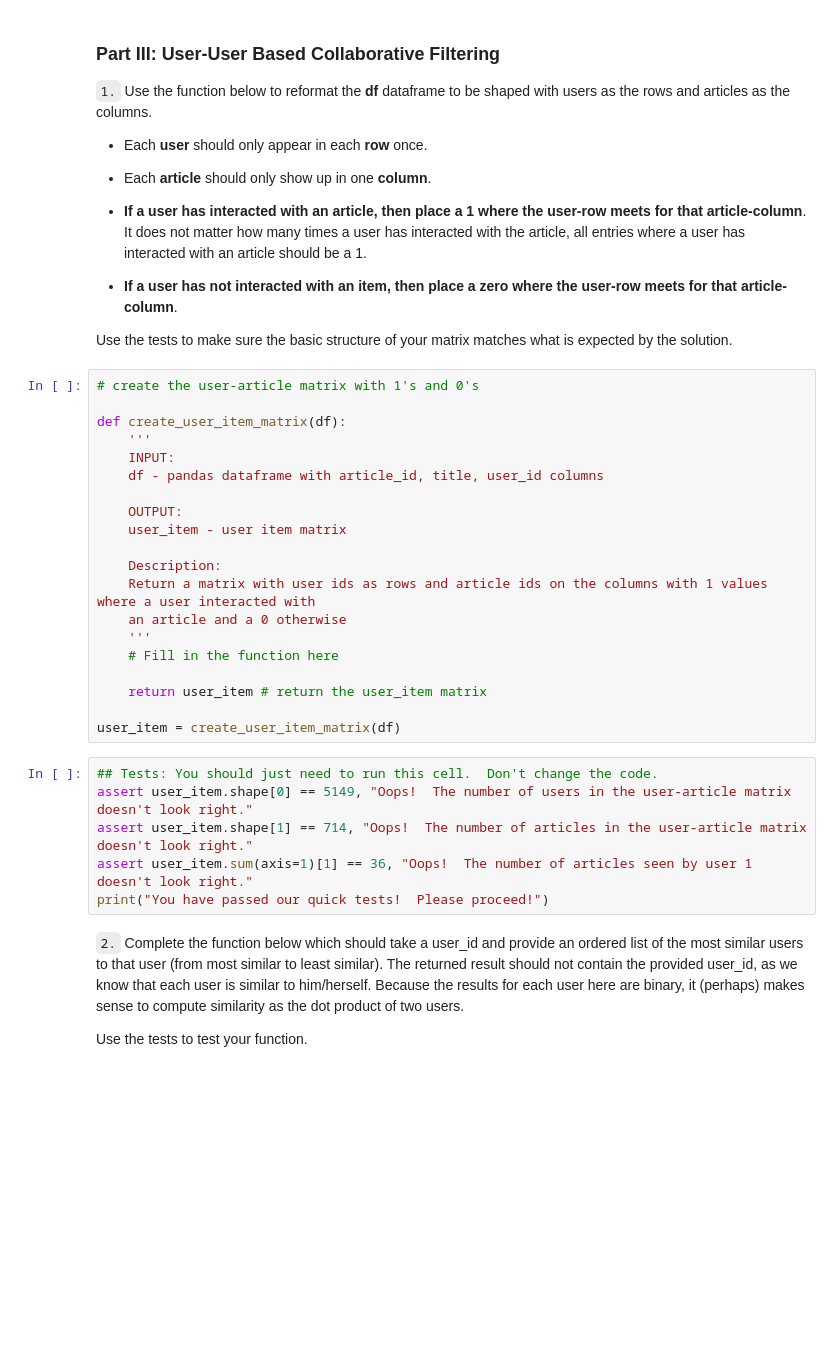
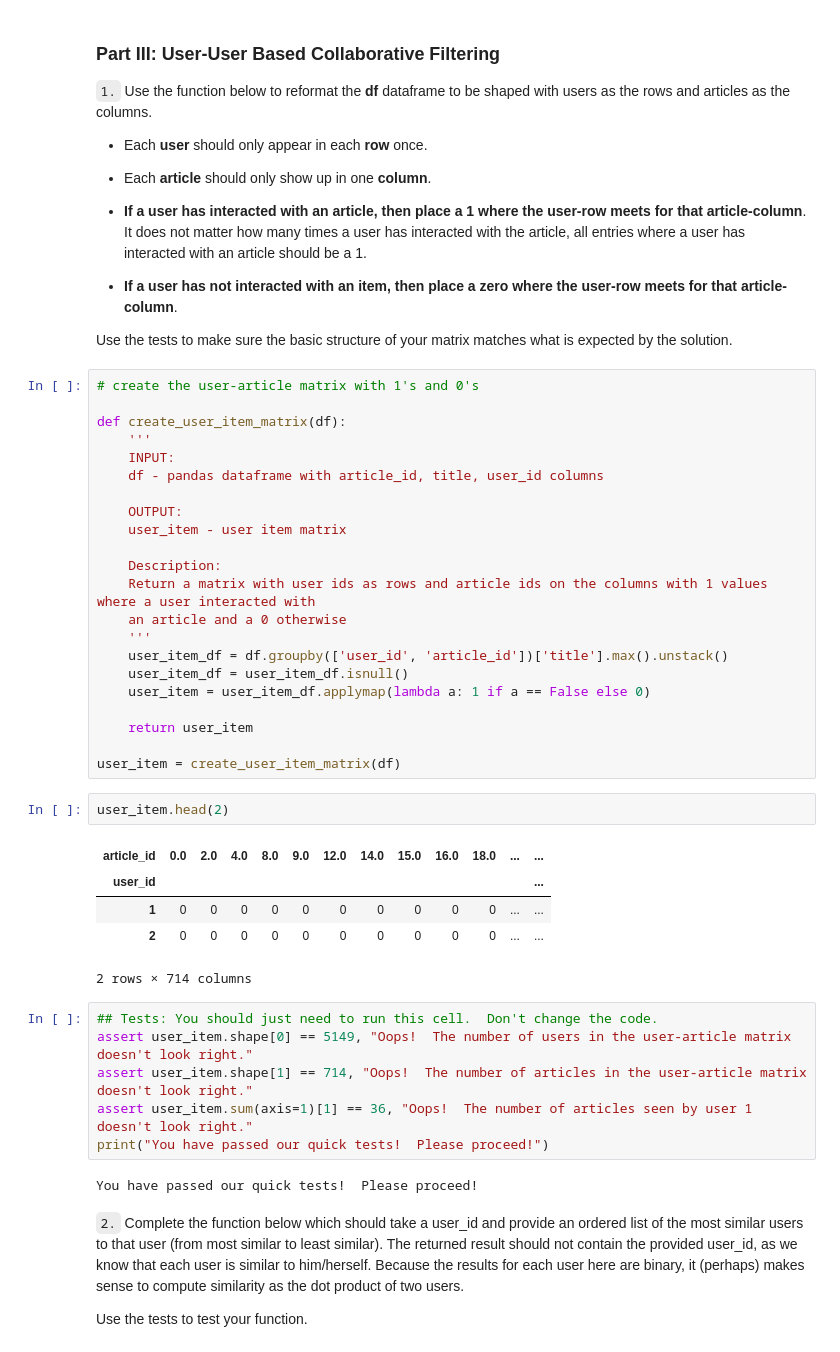
Before and after one commit to kashyapbarua/recommendations-ibm, a Jupyter notebook: Recommendations_with_IBM.ipynb, the cells around one changed output. Saved outputs shown, nothing was run; the diff lists cells and outputs as text; blank space fills up the shorter version.

Commit message:
code: added further functions to determine similar user and articles

```diff
--- a/Recommendations_with_IBM.ipynb
+++ b/Recommendations_with_IBM.ipynb
@@ -274,17 +280,29 @@ def create_user_item_matrix(df):
     Return a matrix with user ids as rows and article ids on the columns with 1 values where a user interacted with
     an article and a 0 otherwise
     '''
-    # Fill in the function here
+    user_item_df = df.groupby(['user_id', 'article_id'])['title'].max().unstack()
+    user_item_df = user_item_df.isnull()
+    user_item = user_item_df.applymap(lambda a: 1 if a == False else 0)
 
-    return user_item # return the user_item matrix
+    return user_item
 
 user_item = create_user_item_matrix(df)
+# %%
+user_item.head(2)
+# %% [output]
+| article_id | 0.0 | 2.0 | 4.0 | 8.0 | 9.0 | 12.0 | 14.0 | 15.0 | 16.0 | 18.0 | ... | ... |
+| user_id |  |  |  |  |  |  |  |  |  |  |  | ... |
+| 1 | 0 | 0 | 0 | 0 | 0 | 0 | 0 | 0 | 0 | 0 | ... | ... |
+| 2 | 0 | 0 | 0 | 0 | 0 | 0 | 0 | 0 | 0 | 0 | ... | ... |
+2 rows × 714 columns
 # %%
 ## Tests: You should just need to run this cell.  Don't change the code.
 assert user_item.shape[0] == 5149, "Oops!  The number of users in the user-article matrix doesn't look right."
 assert user_item.shape[1] == 714, "Oops!  The number of articles in the user-article matrix doesn't look right."
 assert user_item.sum(axis=1)[1] == 36, "Oops!  The number of articles seen by user 1 doesn't look right."
 print("You have passed our quick tests!  Please proceed!")
+# %% [output]
+You have passed our quick tests!  Please proceed!
 # %% [markdown]
 `2.` Complete the function below which should take a user_id and provide an ordered list of the most similar users to that user (from most similar to least similar).  The returned result should not contain the provided user_id, as we know that each user is similar to him/herself. Because the results for each user here are binary, it (perhaps) makes sense to compute similarity as the dot product of two users.
 
```
Also changed, not shown: parts of 7 cells of this notebook.
